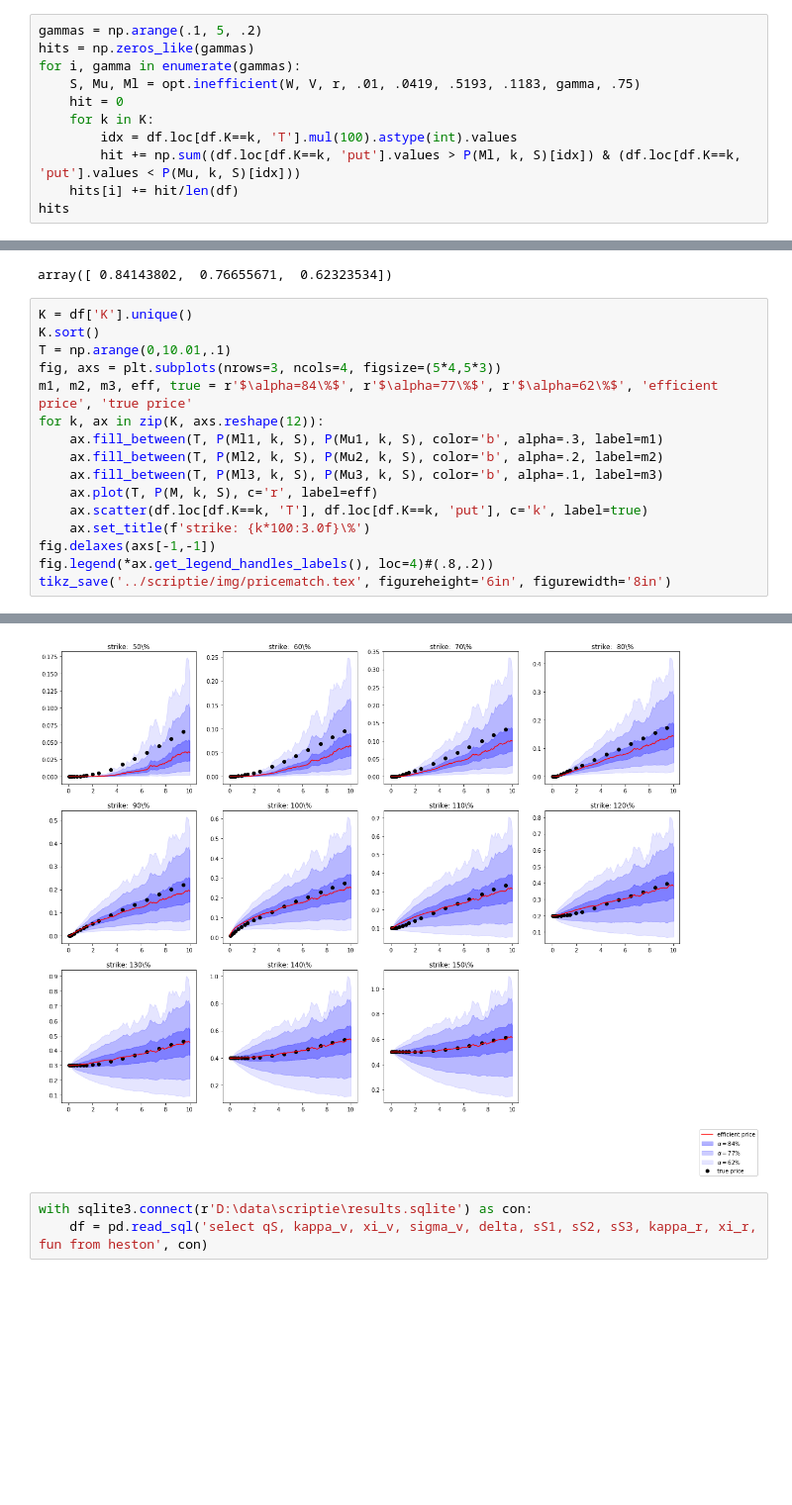
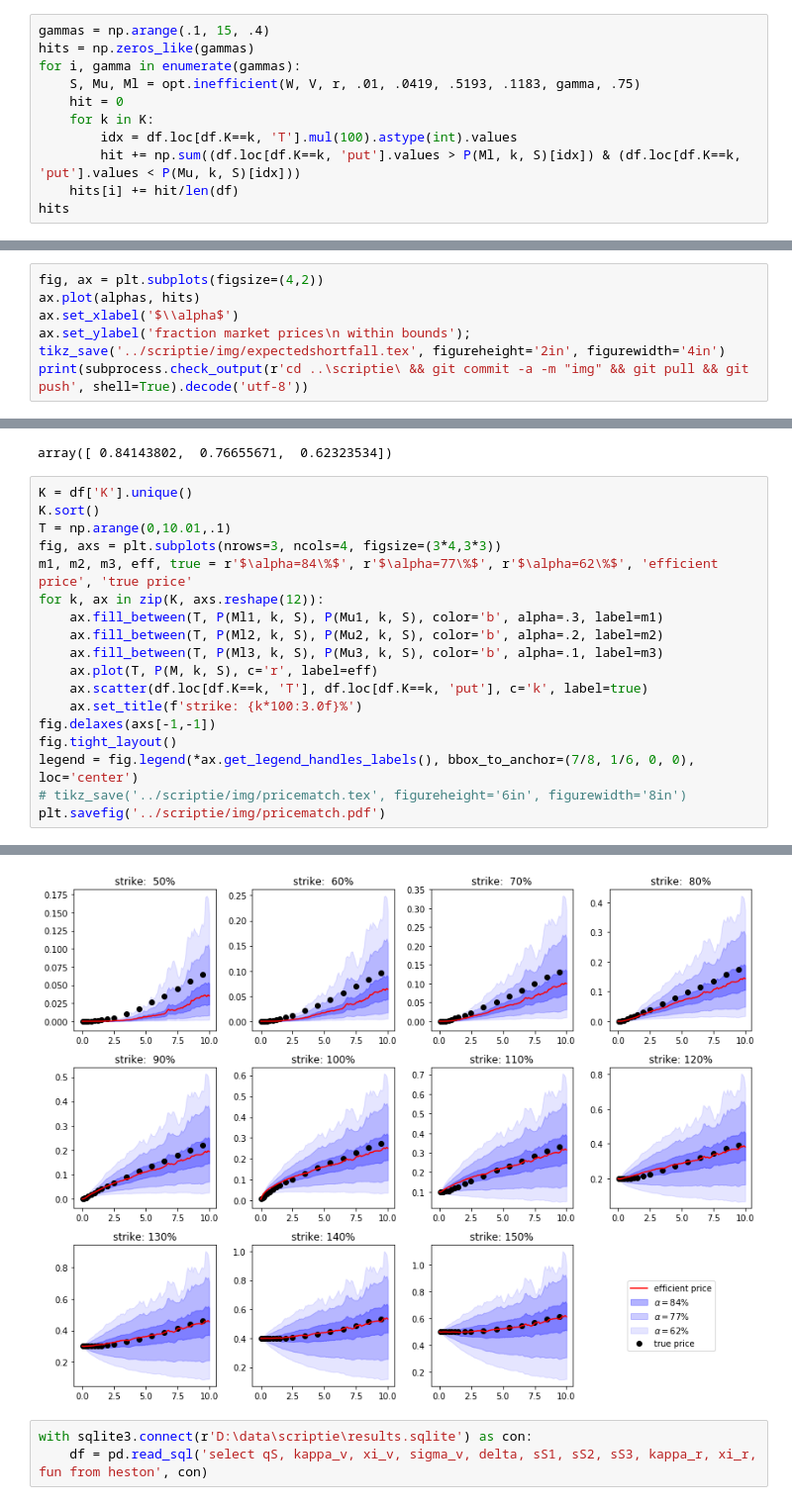
Before and after one commit to sebasv/thesis, a Jupyter notebook: Untitled1.ipynb, the cells around one changed output, grey strips where cells are left out. Shown at 99% size. Drawn from its saved outputs; the diff is of its cells as text; blank space fills up the shorter version.

```diff
--- a/Untitled1.ipynb
+++ b/Untitled1.ipynb
@@ -51,7 +51,7 @@ Y = [CVaR(x) for x in X]
 # %% [markdown]
 ### Sample price bounds for different gammas. Calculate % within bounds for that value of $\gamma$.
 # %%
-gammas = np.arange(.1, 5, .2)
+gammas = np.arange(.1, 15, .4)
 hits = np.zeros_like(gammas)
 for i, gamma in enumerate(gammas):
     S, Mu, Ml = opt.inefficient(W, V, r, .01, .0419, .5193, .1183, gamma, .75)
@@ -107,0 +101,7 @@ Please add the following lines to your LaTeX preamble:
+# %%
+fig, ax = plt.subplots(figsize=(4,2))
+ax.plot(alphas, hits)
+ax.set_xlabel('$\\alpha$')
+ax.set_ylabel('fraction market prices\n within bounds');
+tikz_save('../scriptie/img/expectedshortfall.tex', figureheight='2in', figurewidth='4in')
+print(subprocess.check_output(r'cd ..\scriptie\ && git commit -a -m "img" && git pull && git push', shell=True).decode('utf-8'))
@@ -146,7 +158,7 @@ array([ 0.84143802,  0.76655671,  0.62323534])
 K = df['K'].unique()
 K.sort()
 T = np.arange(0,10.01,.1)
-fig, axs = plt.subplots(nrows=3, ncols=4, figsize=(5*4,5*3))
+fig, axs = plt.subplots(nrows=3, ncols=4, figsize=(3*4,3*3))
 m1, m2, m3, eff, true = r'$\alpha=84\%$', r'$\alpha=77\%$', r'$\alpha=62\%$', 'efficient price', 'true price'
 for k, ax in zip(K, axs.reshape(12)):
     ax.fill_between(T, P(Ml1, k, S), P(Mu1, k, S), color='b', alpha=.3, label=m1)
@@ -154,8 +166,10 @@ for k, ax in zip(K, axs.reshape(12)):
     ax.fill_between(T, P(Ml3, k, S), P(Mu3, k, S), color='b', alpha=.1, label=m3)
     ax.plot(T, P(M, k, S), c='r', label=eff)
     ax.scatter(df.loc[df.K==k, 'T'], df.loc[df.K==k, 'put'], c='k', label=true)
-    ax.set_title(f'strike: {k*100:3.0f}\%')
+    ax.set_title(f'strike: {k*100:3.0f}%')
 fig.delaxes(axs[-1,-1])
-fig.legend(*ax.get_legend_handles_labels(), loc=4)#(.8,.2))
-tikz_save('../scriptie/img/pricematch.tex', figureheight='6in', figurewidth='8in')
+fig.tight_layout()
+legend = fig.legend(*ax.get_legend_handles_labels(), bbox_to_anchor=(7/8, 1/6, 0, 0), loc='center')
+# tikz_save('../scriptie/img/pricematch.tex', figureheight='6in', figurewidth='8in')
+plt.savefig('../scriptie/img/pricematch.pdf')
 # %% [output]
@@ -179,4 +176,4 @@ Horizontal alignment will be ignored as no 'y tick label text width' has been pa
-[figure, old version]
+[figure, new version]
 # %%
 with sqlite3.connect(r'D:\data\scriptie\results.sqlite') as con:
     df = pd.read_sql('select qS, kappa_v, xi_v, sigma_v, delta, sS1, sS2, sS3, kappa_r, xi_r, fun from heston', con)
```
Also changed, not shown: parts of 6 cells of this notebook, 1 other file.
